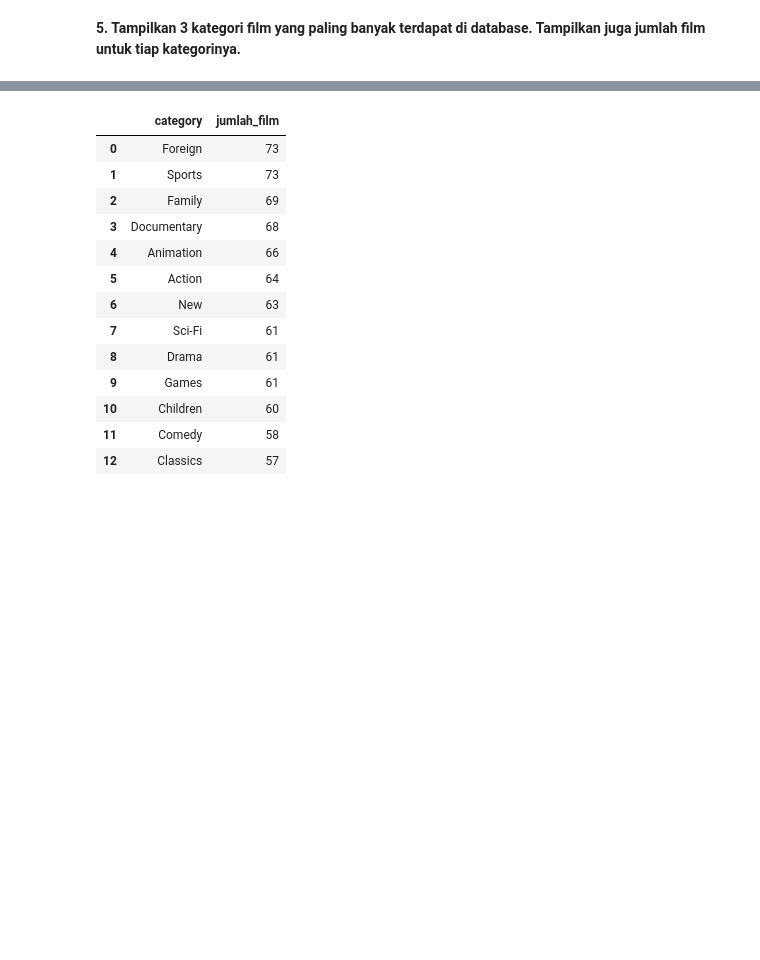
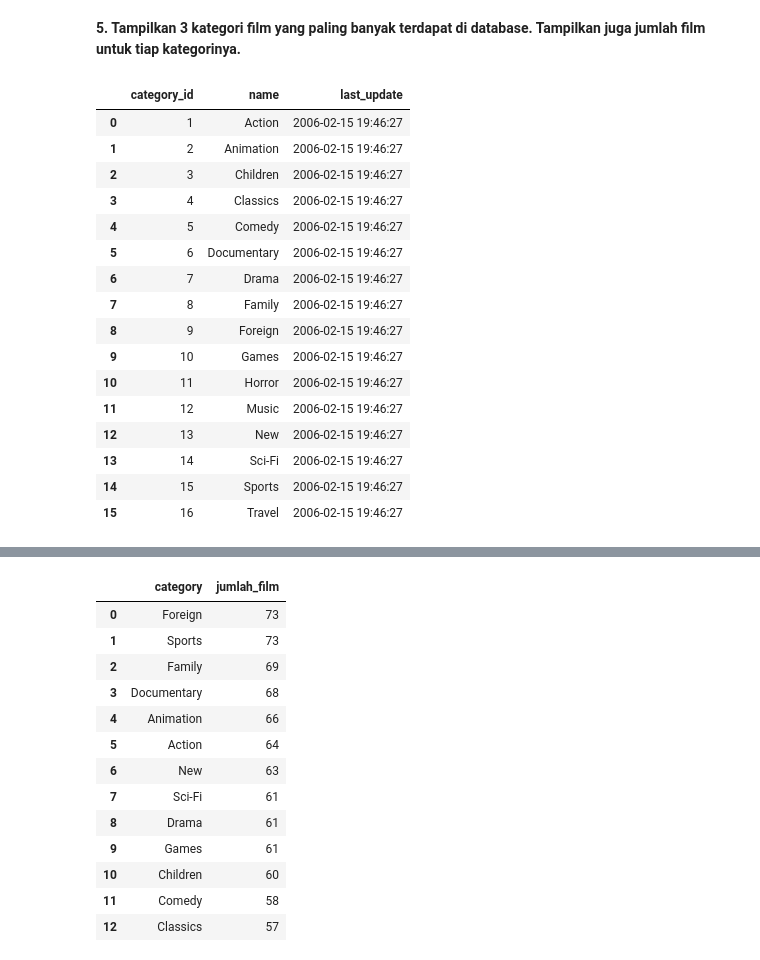
Before and after one commit to uildanila/DATA-SCIENCE, a Jupyter notebook: Module 2/DATA VISUALIZATION/TM4_Latihan_Sakila_Viz.ipynb, the cells around one changed output, grey strips where cells are left out. Cells and saved outputs as stored; diff of their text form; code cells hidden in the pictures; blank space fills up the shorter version.

```diff
--- a/Module 2/DATA VISUALIZATION/TM4_Latihan_Sakila_Viz.ipynb
+++ b/Module 2/DATA VISUALIZATION/TM4_Latihan_Sakila_Viz.ipynb
@@ -193,4 +159,27 @@ plt.show;
 # %% [markdown]
 **5. Tampilkan 3 kategori film yang paling banyak terdapat di database. Tampilkan juga jumlah film untuk tiap kategorinya.**
+# %%
+query = '''
+SELECT * FROM category;
+'''
+pd.read_sql(query,engine)
+# %% [output]
+|  | category_id | name | last_update |
+| 0 | 1 | Action | 2006-02-15 19:46:27 |
+| 1 | 2 | Animation | 2006-02-15 19:46:27 |
+| 2 | 3 | Children | 2006-02-15 19:46:27 |
+| 3 | 4 | Classics | 2006-02-15 19:46:27 |
+| 4 | 5 | Comedy | 2006-02-15 19:46:27 |
+| 5 | 6 | Documentary | 2006-02-15 19:46:27 |
+| 6 | 7 | Drama | 2006-02-15 19:46:27 |
+| 7 | 8 | Family | 2006-02-15 19:46:27 |
+| 8 | 9 | Foreign | 2006-02-15 19:46:27 |
+| 9 | 10 | Games | 2006-02-15 19:46:27 |
+| 10 | 11 | Horror | 2006-02-15 19:46:27 |
+| 11 | 12 | Music | 2006-02-15 19:46:27 |
+| 12 | 13 | New | 2006-02-15 19:46:27 |
+| 13 | 14 | Sci-Fi | 2006-02-15 19:46:27 |
+| 14 | 15 | Sports | 2006-02-15 19:46:27 |
+| 15 | 16 | Travel | 2006-02-15 19:46:27 |
 # %%
 query = '''
```
Also changed, not shown: parts of 15 cells of this notebook, 1 other file.
